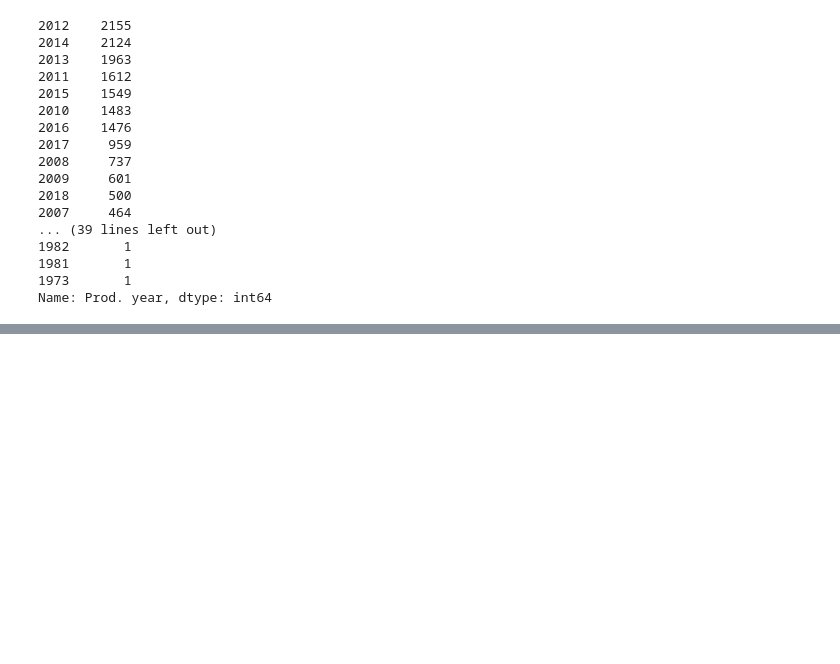
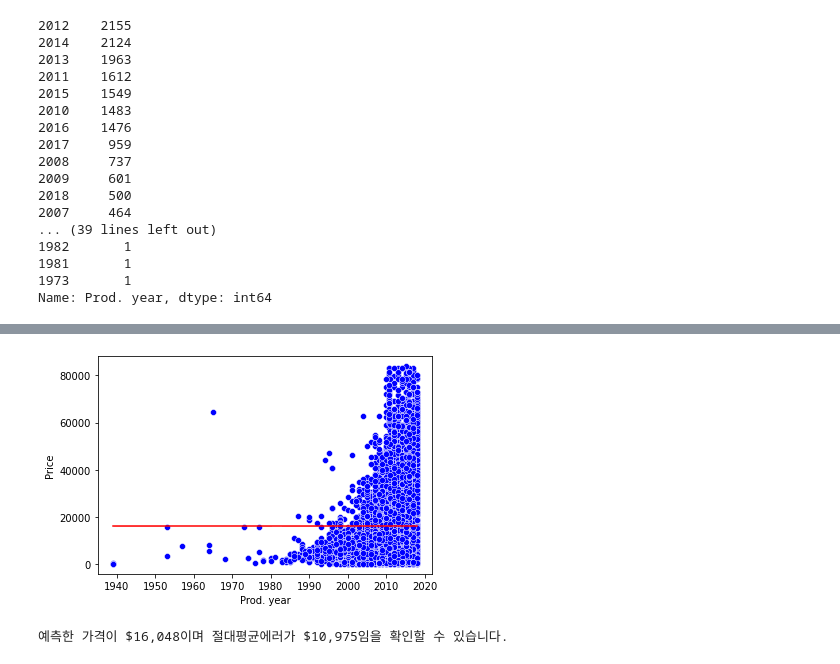
Before and after one commit to Gotothenewsky/AI-Project, a Jupyter notebook: [Project 2].ipynb, the cells around one changed output, grey strips where cells are left out. Drawn from its saved outputs; the diff is of its cells as text; code cells hidden in the pictures; blank space fills up the shorter version.

```diff
--- a/[Project 2].ipynb
+++ b/[Project 2].ipynb
@@ -167,0 +308,10 @@ Name: Prod. year, dtype: int64
+# %%
+from sklearn.model_selection import train_test_split
+
+# 80/20 비율로 학습/테스트 데이터를 분리합니다.
+train, test = train_test_split(train, test_size=0.2, random_state=42)
+
+X_train = train.drop(columns=target)
+y_train = train[target]
+X_test = test.drop(columns=target)
+y_test = test[target]
@@ -167,0 +331,18 @@ Name: Prod. year, dtype: int64
+# %%
+# 기준모델로 훈련 에러(MAE) 계산
+
+x = train['Prod. year']
+y = train['Price']
+
+predict = train['Price'].mean()
+errors = predict - train['Price']
+mean_absolute_error = errors.abs().mean()
+
+sns.lineplot(x=x, y=predict, color='red')
+sns.scatterplot(x=x, y=y, color='blue');
+# %% [output]
+[figure, added]
+# %%
+print(f'예측한 가격이 ${predict:,.0f}이며 절대평균에러가 ${mean_absolute_error:,.0f}임을 확인할 수 있습니다.')
+# %% [output]
+예측한 가격이 $16,048이며 절대평균에러가 $10,975임을 확인할 수 있습니다.
```
Also changed, not shown: parts of 44 cells of this notebook.
